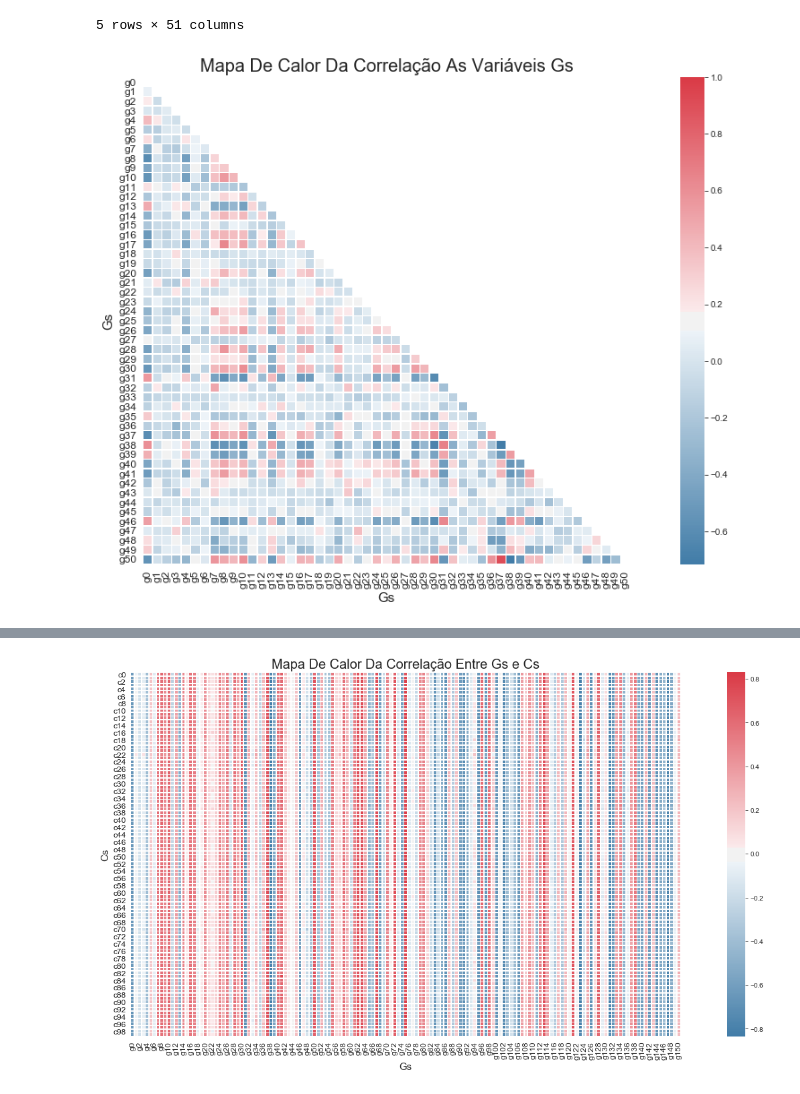
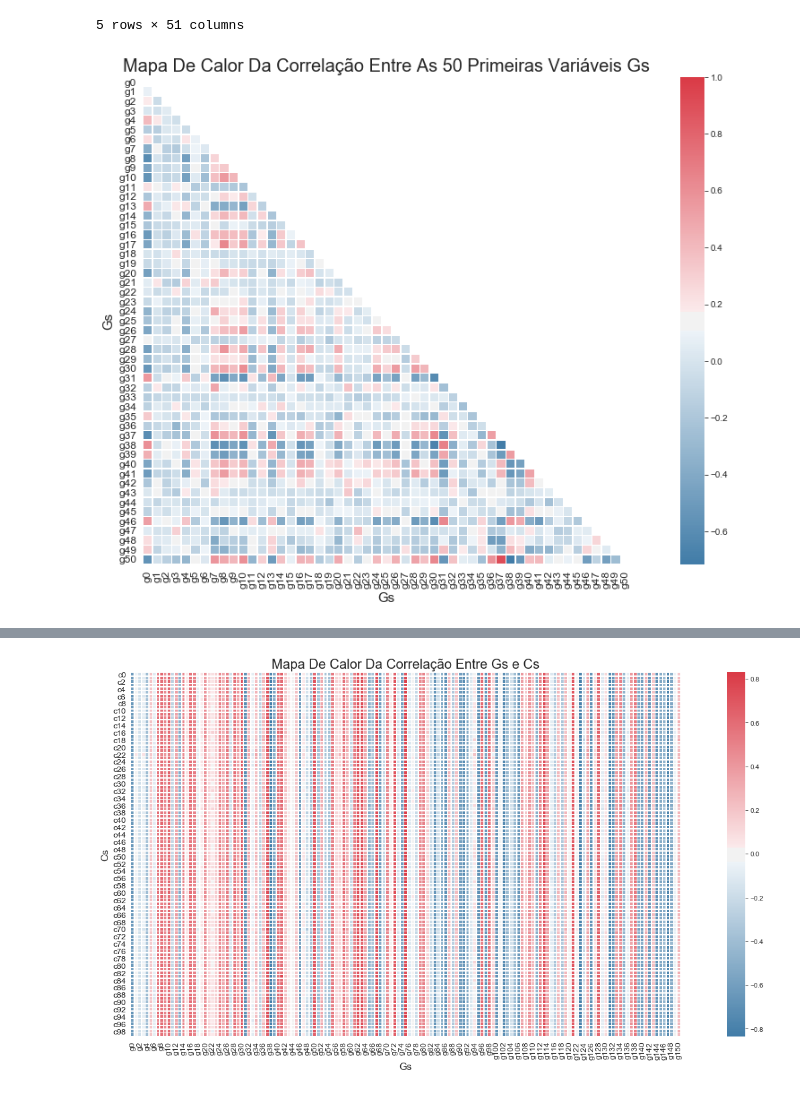
Before and after one commit to PedroHCAlmeida/imersao_dados3, a Jupyter notebook: Aula_3.ipynb, the cells around one changed output, grey strips where cells are left out. Drawn from its saved outputs; the diff is of its cells as text; code cells hidden in the pictures.

```diff
--- a/Aula_3.ipynb
+++ b/Aula_3.ipynb
@@ -314,29 +314,29 @@ corr_g.head()
 # %%
 # Gerando a mascara para omitir a diagonal superior
 # A função np.ones_like gera um array de mesmo shape da matriz com apenas 1 e a np.triu filtrar a diagonal superior e o dtype=bool diz que esse 1 significa verdadeiro
 # A partir disso essa matriz é passada como parâmetro pro seaborn e onde tem 1(Verdadeiro) ele omite
-mask = np.triu(np.ones_like(coor_g, dtype=bool))
+mask = np.triu(np.ones_like(corr_g, dtype=bool))
 
 #Gerando a palheta de cores
 cmap = sns.diverging_palette(240, 10, as_cmap=True)
 
 #Criando o gráfico de calor
 with sns.axes_style("white"):
     #Criando figura e eixos
     fig, ax = plt.subplots(figsize = (20,10))
-    ax = sns.heatmap(coor_g, mask=mask, square=True, cmap=cmap, linewidths=.5)
+    ax = sns.heatmap(corr_g, mask=mask, square=True, cmap=cmap, linewidths=.5)
 
 #Plotando as legendas e mudando o tamanho das fontes
-plt.title('Mapa De Calor Da Correlação As Variáveis Gs', fontsize=20)
+plt.title('Mapa De Calor Da Correlação Entre As 50 Primeiras Variáveis Gs', fontsize=20)
 plt.ylabel('Gs', fontsize=15)
 plt.xlabel('Gs', fontsize=15)
 plt.xticks( fontsize=12)
 plt.yticks(fontsize=12)
 
 #Mostrando o gráfico
 plt.show()
 # %% [output]
-[figure, old version]
+[figure, new version]
 # %%
 corr = data.corr()
 corr.head()
```
